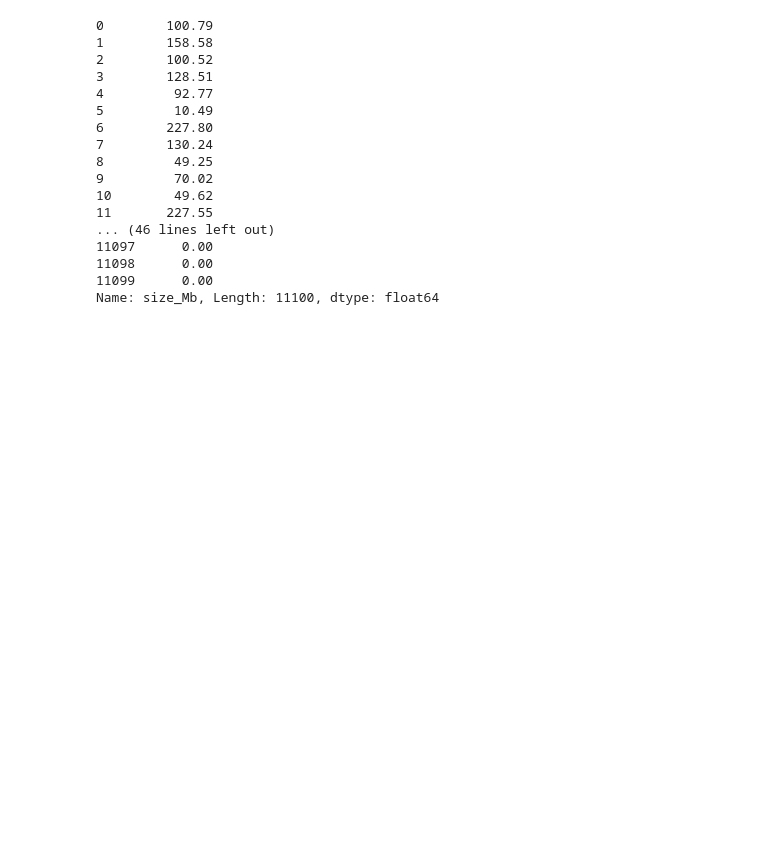
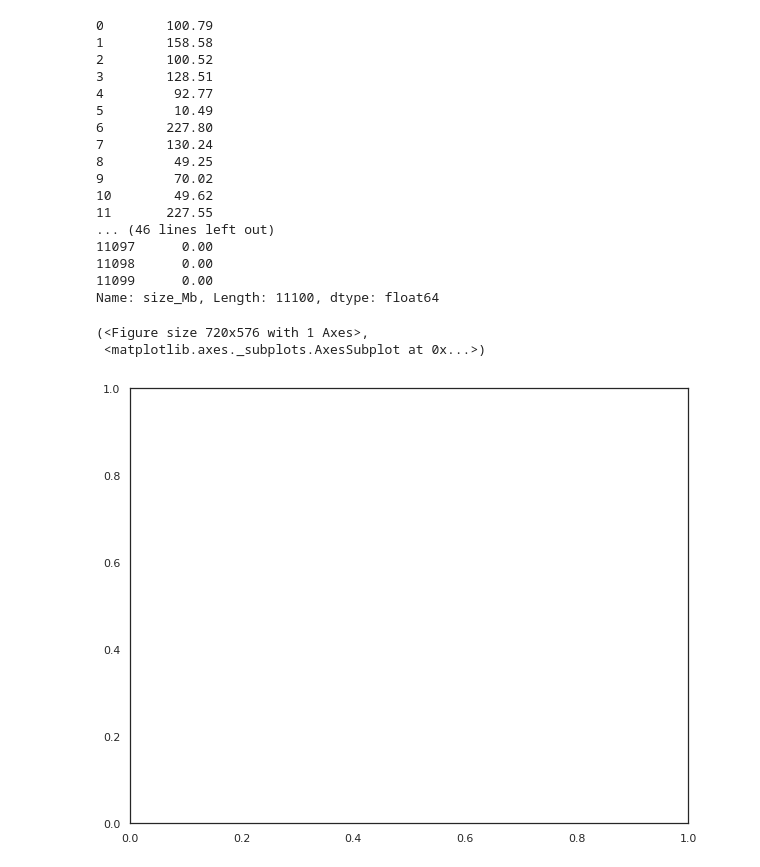
Before and after one commit to C3NZ/AppleStoreAnalysis, a Jupyter notebook: Applestore.ipynb, the cells around one changed output. Drawn from its saved outputs; the diff is of its cells as text; code cells hidden in the pictures; blank space fills up the shorter version.

Commit message:
[feat] add visualizations using seaborn and matplotlib

```diff
--- a/Applestore.ipynb
+++ b/Applestore.ipynb
@@ -187,3 +187,10 @@ df['size_Mb']
 11098      0.00
 11099      0.00
 Name: size_Mb, Length: 11100, dtype: float64
+# %%
+# Generates a subplot with our x and y axis defined
+plt.subplots(figsize=(10, 8))
+# %% [output]
+(<Figure size 720x576 with 1 Axes>,
+ <matplotlib.axes._subplots.AxesSubplot at 0x...>)
+[figure, added]
```
Also changed, not shown: parts of 13 cells of this notebook.
